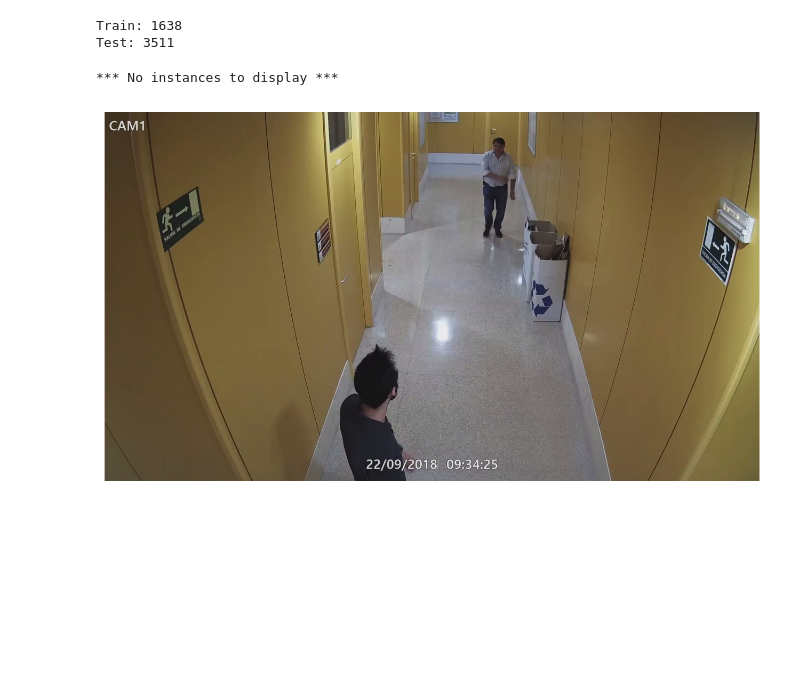
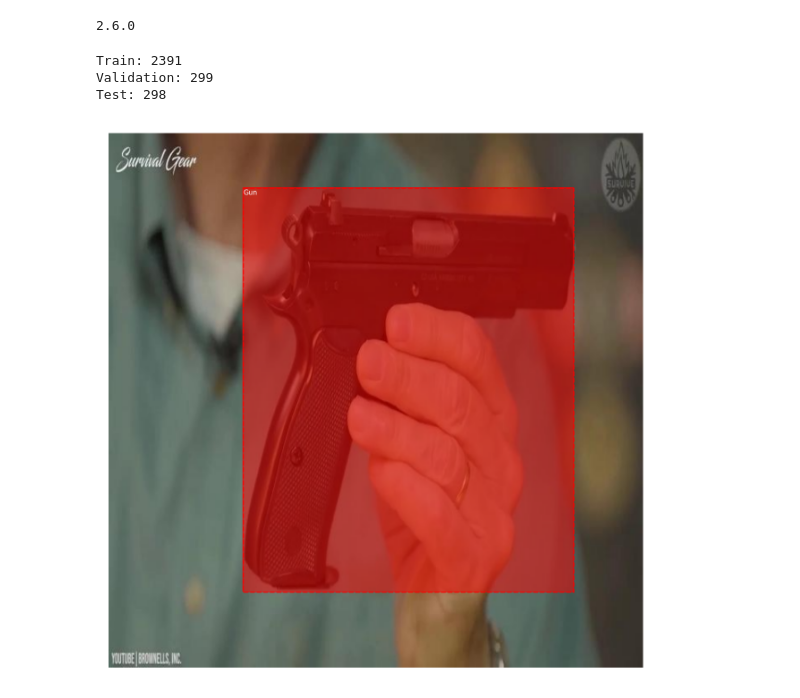
Before and after one commit to PatrickKudo/FDNS, a Jupyter notebook: FDNS_mask_rcnn.ipynb, the cells around one changed output. Drawn from its saved outputs; the diff is of its cells as text; code cells hidden in the pictures; blank space fills up the shorter version.

Commit message:
mask rcnn model and image file utility program

```diff
--- a/FDNS_mask_rcnn.ipynb
+++ b/FDNS_mask_rcnn.ipynb
@@ -43,14 +32,18 @@ K.clear_session()                   # disallocate GPU memory
+# %%
+print(keras.__version__)
+# %% [output]
+2.6.0
 # %%
 # class that defines and loads the firearm dataset
-class FirearmsDataset(Dataset):
+class FirearmsDataset(utils.Dataset):
     # load the dataset definitions
     def load_dataset(self, dataset_dir):
         # define classes
-        self.add_class("dataset", 1, "Handgun")
-        self.add_class("dataset", 2, "Rifle")
+        self.add_class("dataset", 1, "Gun")
+        #self.add_class("dataset", 2, "Rifle")
         # define data locations
         images_dir = dataset_dir
-        annotations_dir = 'FDENS/mock_attack_sevilla/annotations/'
+        annotations_dir = 'FDNS/YTGDD/annotations/'
 
 
 		# find all images
@@ -110,9 +103,9 @@ class FirearmsDataset(Dataset):
 
 
             # box[4] will have the name of the class
-            if (box[4] == 'Handgun'):
+            if (box[4] == 'Gun'):
                 masks[row_s:row_e, col_s:col_e, i] = 1
-                class_ids.append(self.class_names.index('Handgun'))
+                class_ids.append(self.class_names.index('Gun'))
             else:
                 masks[row_s:row_e, col_s:col_e, i] = 2
                 class_ids.append(self.class_names.index('Rifle'))
@@ -124,39 +117,49 @@ class FirearmsDataset(Dataset):
     def image_reference(self, image_id):
         info = self.image_info[image_id]
         return info['path']
+# %%
+images_dir='FDNS/YTGDD/images/'
+
+# Destination folders
+train_dir = images_dir + 'train/'
+val_dir = images_dir + 'validation/'
+test_dir = images_dir + 'test/'
 # %%
-# train set
-train_dir='FDENS/mock_attack_sevilla/train/'
+# training set
 train_set = FirearmsDataset()
 train_set.load_dataset(train_dir)
 train_set.prepare()
 print('Train: %d' % len(train_set.image_ids))
 
-# test/val set
-test_dir='FDENS/mock_attack_sevilla/test/'
+# validation set
+val_set = FirearmsDataset()
+val_set.load_dataset(val_dir)
+val_set.prepare()
+print('Validation: %d' % len(val_set.image_ids))
+
+# test set
 test_set = FirearmsDataset()
 test_set.load_dataset(test_dir)
 test_set.prepare()
 print('Test: %d' % len(test_set.image_ids))
 # %% [output]
-Train: 1638
-Test: 3511
+Train: 2391
+Validation: 299
+Test: 298
 # %%
-import random
 num=random.randint(0, len(train_set.image_ids))
 # define image id
 image_id = num
 # load the image
 image = train_set.load_image(image_id)
 # load the masks and the class ids
 mask, class_ids = train_set.load_mask(image_id)
 # extract bounding boxes from the masks
-bbox = extract_bboxes(mask)
+bbox = utils.extract_bboxes(mask)
 # display image with masks and bounding boxes
-display_instances(image, bbox, mask, class_ids, train_set.class_names)
+visualize.display_instances(image, bbox, mask, class_ids, train_set.class_names)
 # %% [output]
-*** No instances to display ***
-[figure, old version]
+[figure, new version]
 # %%
 # define a configuration for the model
 class FirearmsConfig(Config):
```
Also changed, not shown: parts of 17 cells of this notebook, 1 other file.
